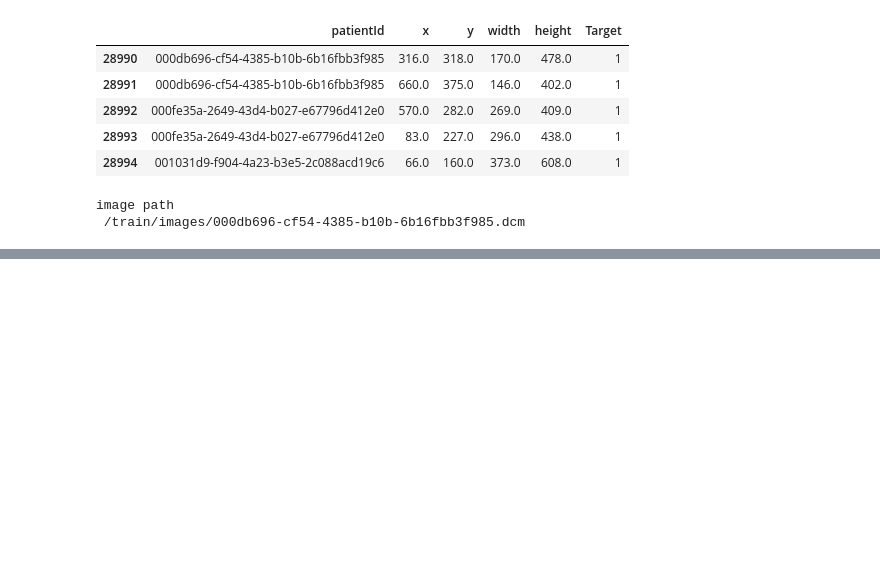
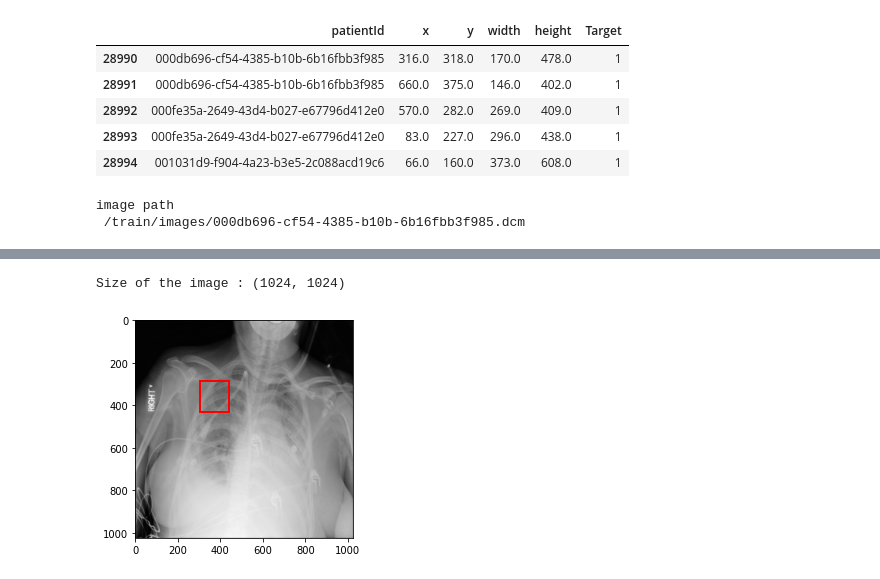
Before and after one commit to imanjunathn/Pneumonia-Detection, a Jupyter notebook: Pneumonia_detection.ipynb, the cells around one changed output, grey strips where cells are left out. Cells and saved outputs as stored; diff of their text form; code cells hidden in the pictures; blank space fills up the shorter version.

```diff
--- a/Pneumonia_detection.ipynb
+++ b/Pneumonia_detection.ipynb
@@ -186,0 +226,2 @@ Size of the image : (1024, 1024)
+# %%
+parsed_data = extractInfo(train_labels_data)
@@ -186,0 +235,23 @@ Size of the image : (1024, 1024)
+# %%
+def draw(parsed_data,imagePath =  '/train/images/'):
+  pid = parsed_data['patientId']
+  boxes = parsed_data['boxes']
+  image_path = imagePath+pid+'.dcm'
+  image_data = pydicom.read_file(image_path).pixel_array
+  print('Size of the image : {}'.format(im.shape))
+
+  fig, ax = plt.subplots(1)
+  ax.imshow(im,cmap='gray')
+  for box in boxes:
+    x1 = box[0]
+    y1 = box[1]
+    width = box[4]
+    height = box[5]
+    rect= patches.Rectangle((x1,y1),width,height,edgecolor='r',facecolor='none',linestyle='-', linewidth=2)
+    ax.add_patch(rect)
+# %%
+obj = parsed_data['379b92af-9463-4071-a11c-8c475992d5b1']
+draw(obj)
+# %% [output]
+Size of the image : (1024, 1024)
+[figure, added]
```
Also changed, not shown: parts of 7 cells of this notebook.
